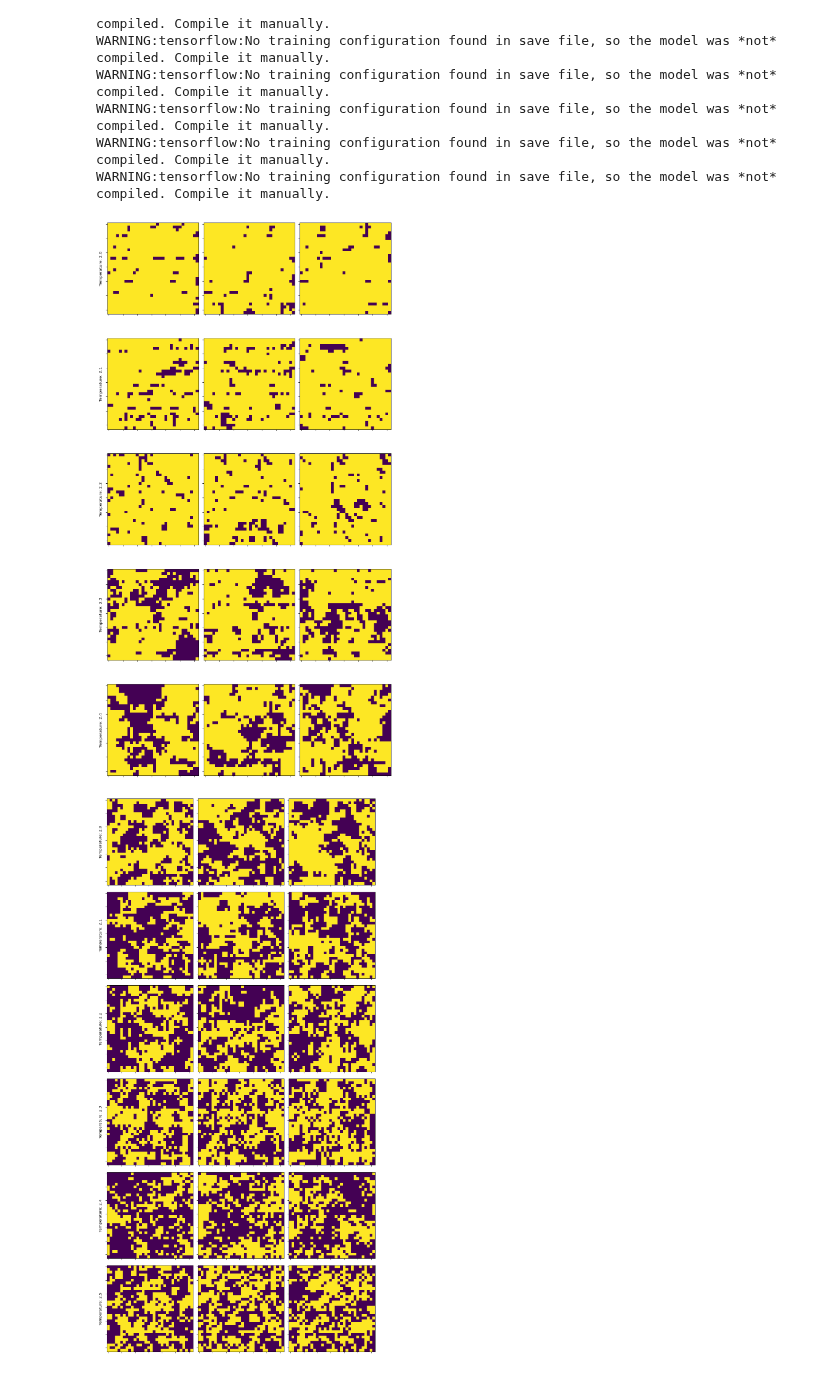
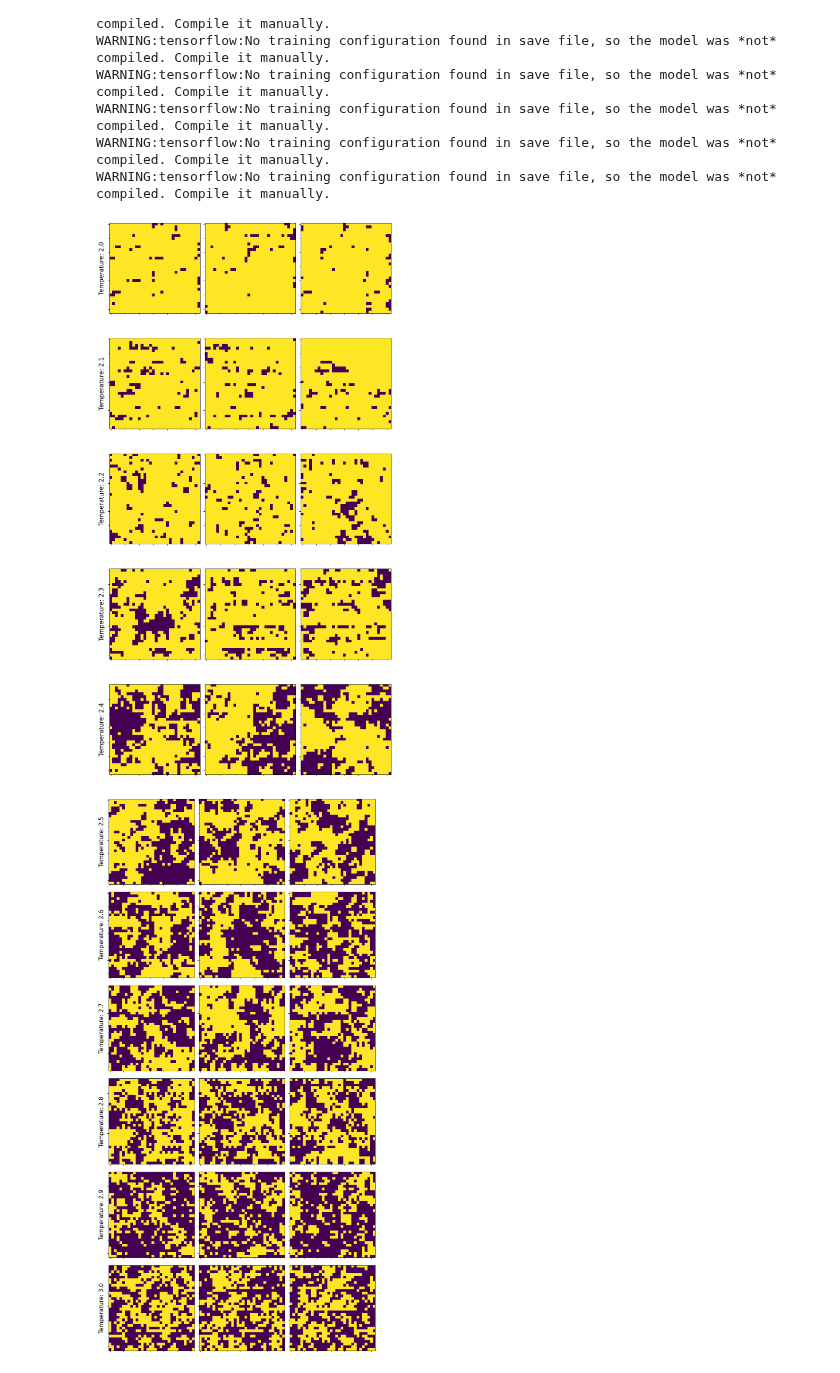
Before and after one commit to pSzyc/Ising, a Jupyter notebook: Model/GAN/GAN_sample.ipynb, the cells around one changed output. Drawn from its saved outputs; the diff is of its cells as text; code cells hidden in the pictures.

Commit message:
plots

```diff
--- a/Model/GAN/GAN_sample.ipynb
+++ b/Model/GAN/GAN_sample.ipynb
@@ -55,7 +55,10 @@ data_list = []
 ## Sampled vs Rounded
 # %%
 model = load_model_at_T(2.2, folder)
-data = sample(1000, model)
+data = []
+for _ in range(50):
+    data.append(sample(1000, model))
+data = tf.concat(data, axis=0)
 data_sampled = 2 * np.random.binomial(1, data) - 1
 data_rounded = 2 * np.round(data) - 1
 data_raw = 2 * np.array(data) - 1
@@ -158,26 +156,27 @@ WARNING:tensorflow:No training configuration found in save file, so the model wa
 # %%
 import numpy as np
 import matplotlib.pyplot as plt
 
-def plot_samples(titles, folder, temps, name):
-    nrpws = len(temps)
+def plot_samples(titles_temps, folder, name):
+    nrpws = len(titles_temps)
     ncols = 3
     fig, axes = plt.subplots(nrows=nrpws, ncols=ncols, figsize=(10, 20))
     plt.subplots_adjust(top=0.96)
     for i, ax_row in enumerate(axes):
-        ax_row[0].set_ylabel(titles[i], rotation=90, size='large')
-        predictions = sample(5, models[temps[i]])
+        title, temp = titles_temps[i]
+        ax_row[0].set_ylabel(title, rotation=90, size=15)
+        predictions = sample(5, models[temp])
         for j, ax in enumerate(ax_row):
             ax.yaxis.set_ticklabels([])
             ax.xaxis.set_ticklabels([])
             spins = np.random.binomial(1, predictions[j, :, :])
             ax.imshow(spins, vmin=0, vmax=1)
     plt.tight_layout()
     plt.savefig(f"results/{folder}/plots/samples_{name}.svg")
-    plt.savefig(f"results/{folder}/plots/samples_{name}.png")
 
-plot_samples(titles, folder, temps[:5], "low")
-plot_samples(titles, folder, temps[5:], "high")
+titles_temps = list(zip(titles, temps))
+plot_samples(titles_temps[:5], folder, "low")
+plot_samples(titles_temps[5:], folder, "high")
 # %% [output]
-[figure, old version]
+[figure, new version]
-[figure, old version]
+[figure, new version]
```
Also changed, not shown: parts of 3 cells of this notebook, 12 other files.
